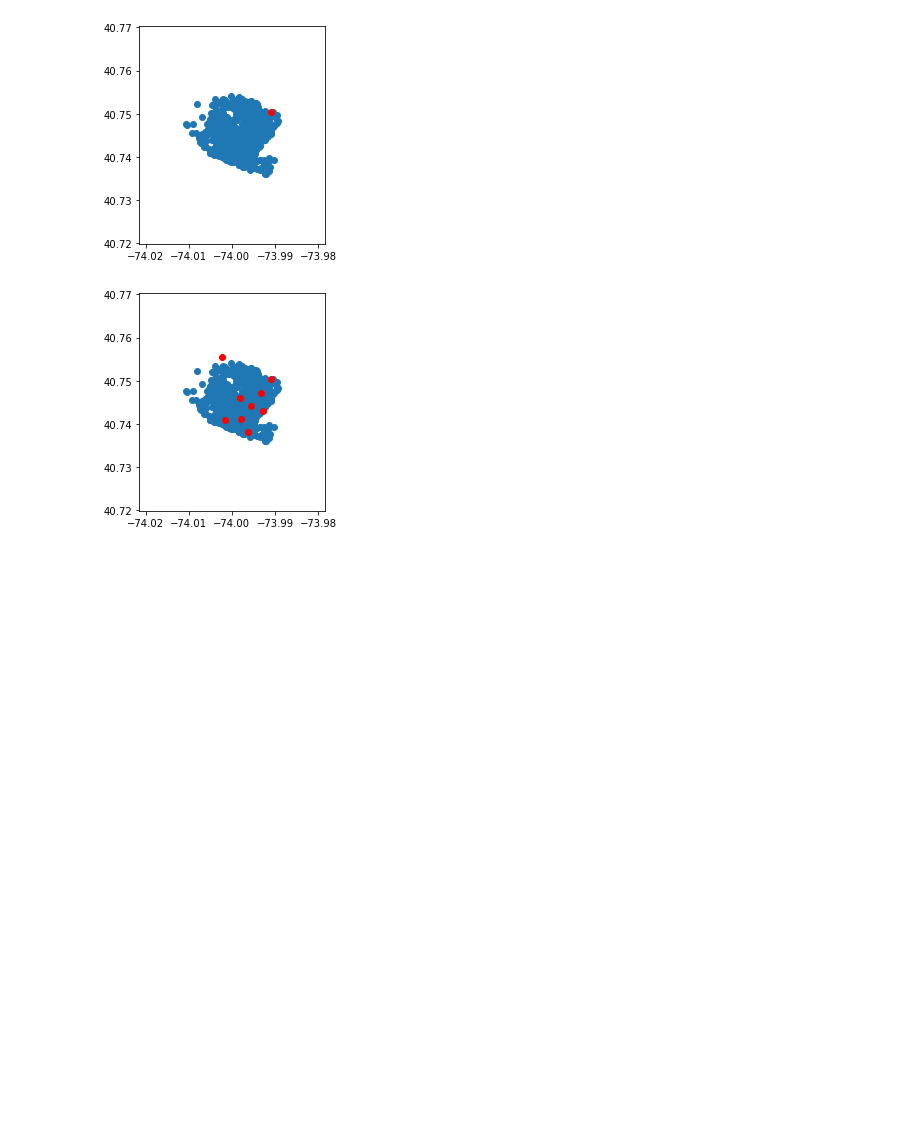
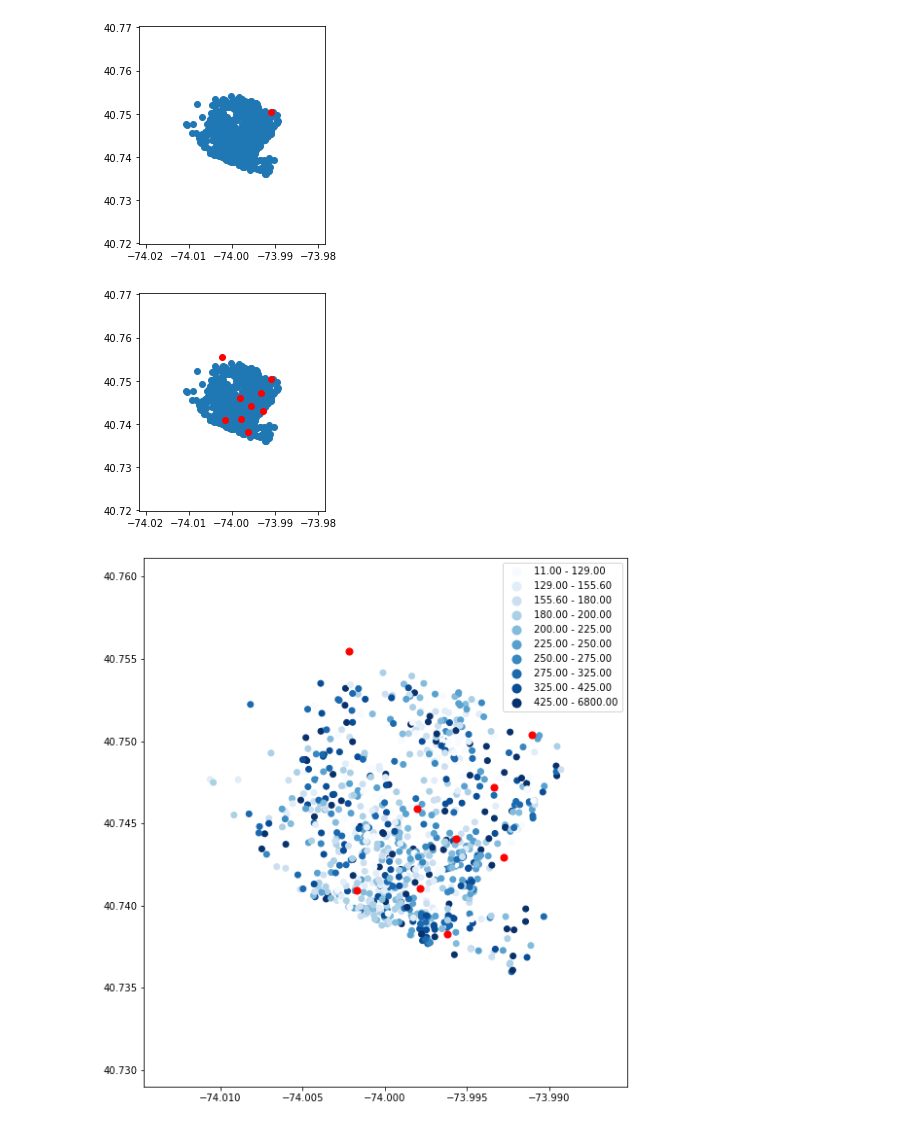
Before and after one commit to shravan-kuchkula/airbnb_nyc, a Jupyter notebook: notebooks/05_working_with_a_subset.ipynb, the cells around one changed output. Cells and saved outputs as stored; diff of their text form; code cells hidden in the pictures; blank space fills up the shorter version.

```diff
--- a/notebooks/05_working_with_a_subset.ipynb
+++ b/notebooks/05_working_with_a_subset.ipynb
@@ -297,3 +301,9 @@ subway_chelsea.plot(ax=ax, color='red')
 plt.show()
 # %% [output]
 [figure]
+# %%
+ax = chelsea_airbnb_df.plot(figsize=(20,10), column='price', scheme='quantiles',  k=10, cmap='Blues', legend=True)
+subway_chelsea.plot(ax=ax, color='red', markersize=50)
+plt.show()
+# %% [output]
+[figure, added]
```
Also changed, not shown: parts of 1 cell of this notebook, 2 other files.
